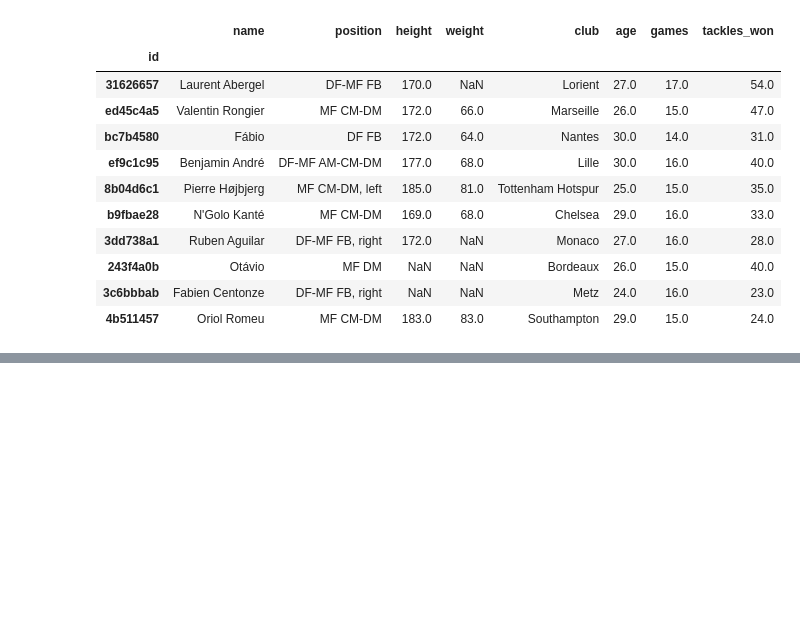
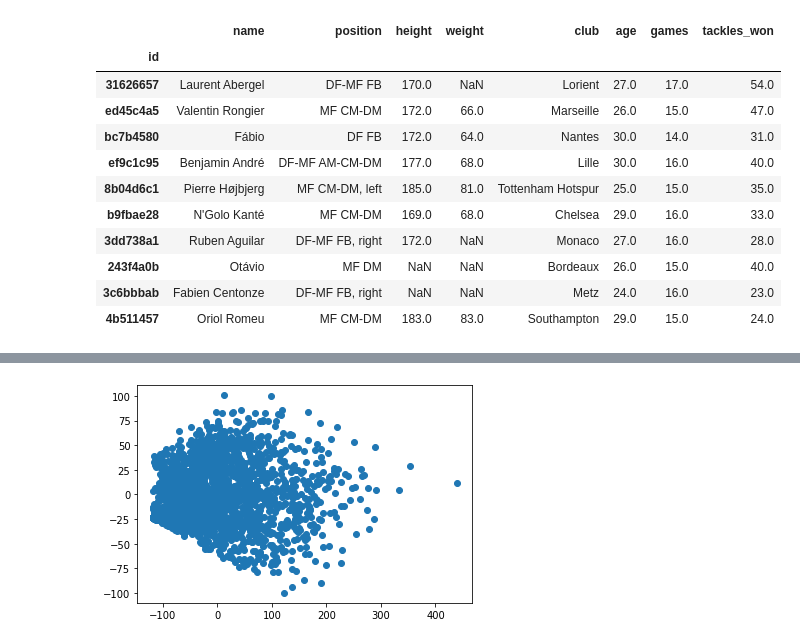
Before and after one commit to biniyamYohannes/fbref-EDA, a Jupyter notebook: clustering.ipynb, the cells around one changed output, grey strips where cells are left out. Drawn from its saved outputs; the diff is of its cells as text; code cells hidden in the pictures; blank space fills up the shorter version.

```diff
--- a/clustering.ipynb
+++ b/clustering.ipynb
@@ -107,0 +110,9 @@ best_tacklers
+# %%
+# An attempt at clustering
+from sklearn.cluster import KMeans
+from sklearn.decomposition import PCA
+import matplotlib.pyplot as plt
+
+k = 10
+kmeans = KMeans(n_clusters=k)
+pca = PCA(2)
@@ -107,0 +132,5 @@ best_tacklers
+# %%
+plt.scatter(df_test[:,0], df_test[:,1])
+plt.show()
+# %% [output]
+[figure, added]
```
Also changed, not shown: parts of 5 cells of this notebook.
